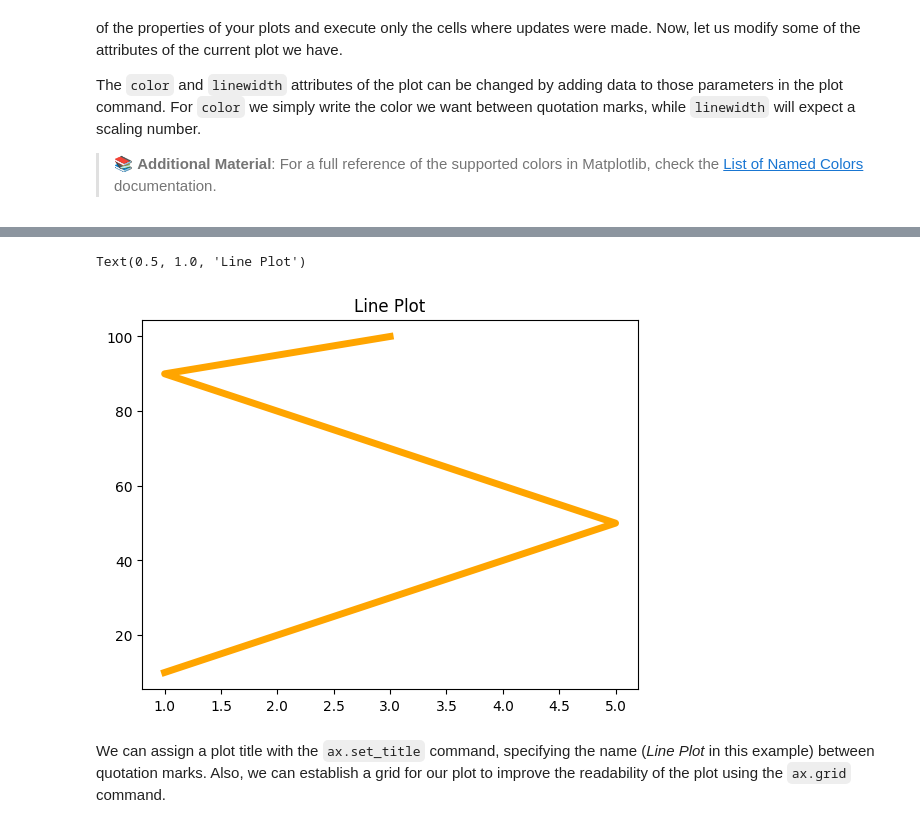
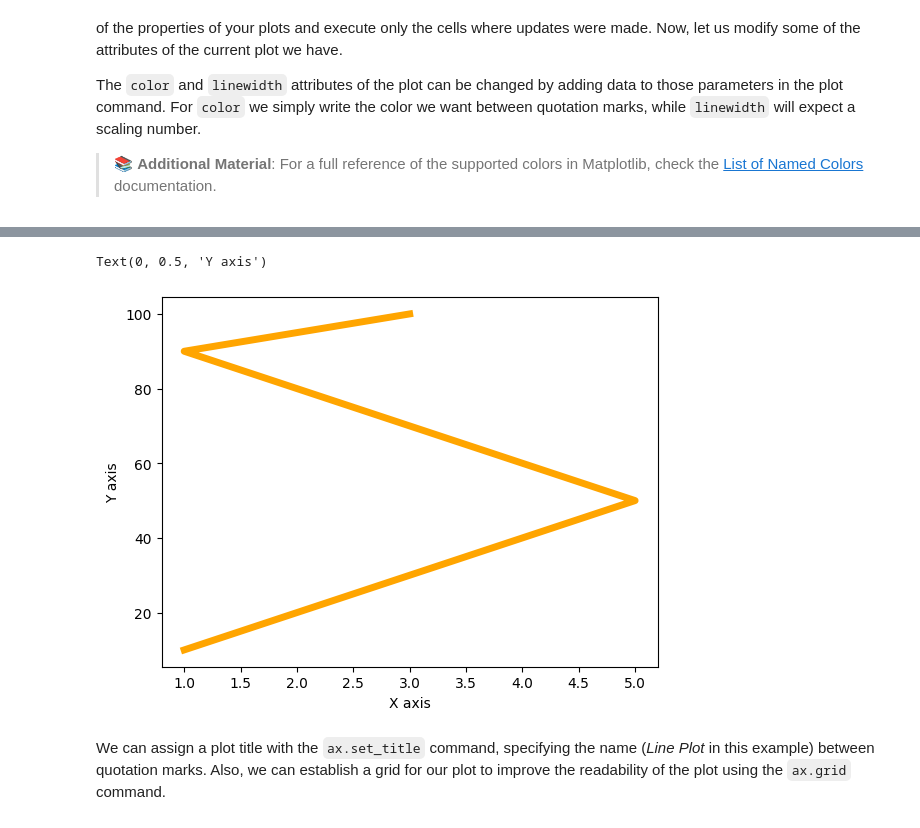
Before and after one commit to NEAAA4/DV1604_G7, a Jupyter notebook: Lab1/Lab 1.ipynb, the cells around one changed output, grey strips where cells are left out. Cells and saved outputs as stored; diff of their text form; code cells hidden in the pictures.

```diff
--- a/Lab1/Lab 1.ipynb
+++ b/Lab1/Lab 1.ipynb
@@ -221,13 +226,16 @@ The `color` and `linewidth` attributes of the plot can be changed by adding data
 # %%
 data1 = [1,2,3,4,5,4,3,2,1,3]
 data2 = [10, 20, 30, 40, 50, 60, 70, 80, 90, 100]
 
 # add the code here
+fig = mpl.figure()
+ax = fig.add_subplot()
 ax.plot(data1, data2, linewidth = 5, color="orange")
-ax.title("Line Plot")
+ax.set_xlabel("X axis")
+ax.set_ylabel("Y axis")
 # %% [output]
-Text(0.5, 1.0, 'Line Plot')
+Text(0, 0.5, 'Y axis')
-[figure, old version]
+[figure, new version]
 # %% [markdown]
 We can assign a plot title with the `ax.set_title` command, specifying the name (*Line Plot* in this example) between quotation marks. Also, we can establish a grid for our plot to improve the readability of the plot using the `ax.grid` command.
 # %% [markdown]
```
Also changed, not shown: parts of 18 cells of this notebook.
